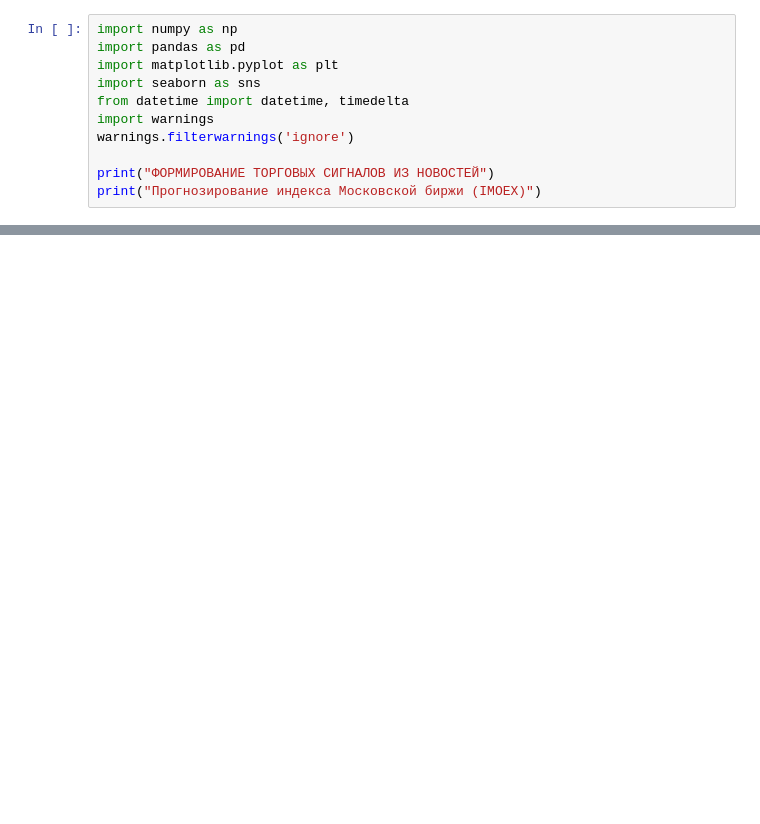
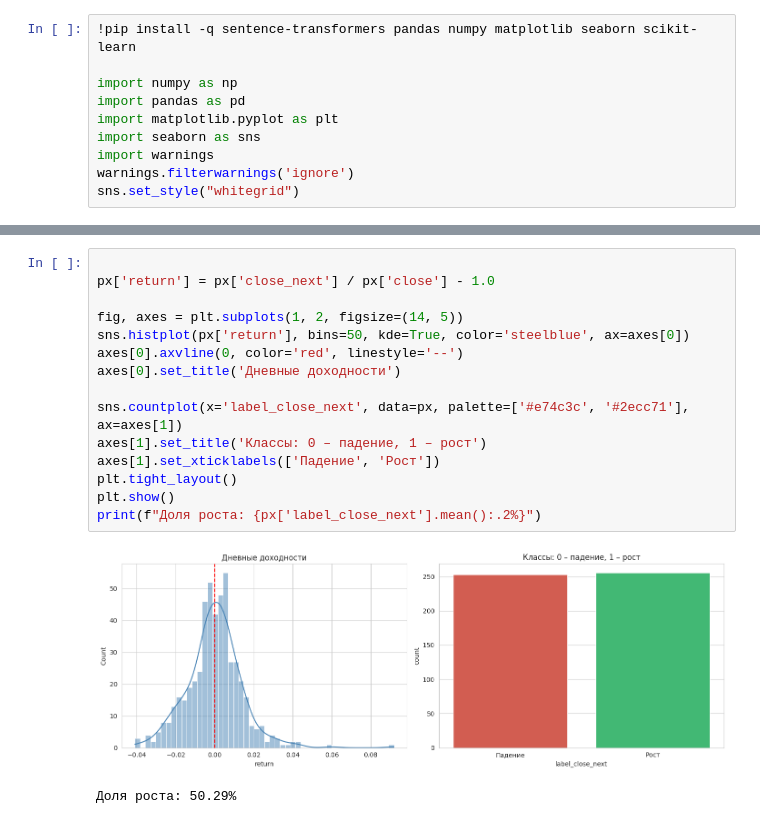
Before and after one commit to nikolay909694/StatPrac, a Jupyter notebook: Project.ipynb, the cells around one changed output, grey strips where cells are left out. Drawn from its saved outputs; the diff is of its cells as text; blank space fills up the shorter version.

```diff
--- a/Project.ipynb
+++ b/Project.ipynb
@@ -3,11 +33,10 @@
 # %%
+!pip install -q sentence-transformers pandas numpy matplotlib seaborn scikit-learn
+
 import numpy as np
 import pandas as pd
 import matplotlib.pyplot as plt
 import seaborn as sns
-from datetime import datetime, timedelta
 import warnings
 warnings.filterwarnings('ignore')
-
-print("ФОРМИРОВАНИЕ ТОРГОВЫХ СИГНАЛОВ ИЗ НОВОСТЕЙ")
-print("Прогнозирование индекса Московской биржи (IMOEX)")
+sns.set_style("whitegrid")
@@ -502,0 +68,18 @@ print("""
+# %%
+
+px['return'] = px['close_next'] / px['close'] - 1.0
+
+fig, axes = plt.subplots(1, 2, figsize=(14, 5))
+sns.histplot(px['return'], bins=50, kde=True, color='steelblue', ax=axes[0])
+axes[0].axvline(0, color='red', linestyle='--')
+axes[0].set_title('Дневные доходности')
+
+sns.countplot(x='label_close_next', data=px, palette=['#e74c3c', '#2ecc71'], ax=axes[1])
+axes[1].set_title('Классы: 0 – падение, 1 – рост')
+axes[1].set_xticklabels(['Падение', 'Рост'])
+plt.tight_layout()
+plt.show()
+print(f"Доля роста: {px['label_close_next'].mean():.2%}")
+# %% [output]
+[figure, added]
+Доля роста: 50.29%
```
Also changed, not shown: parts of 32 cells of this notebook.
